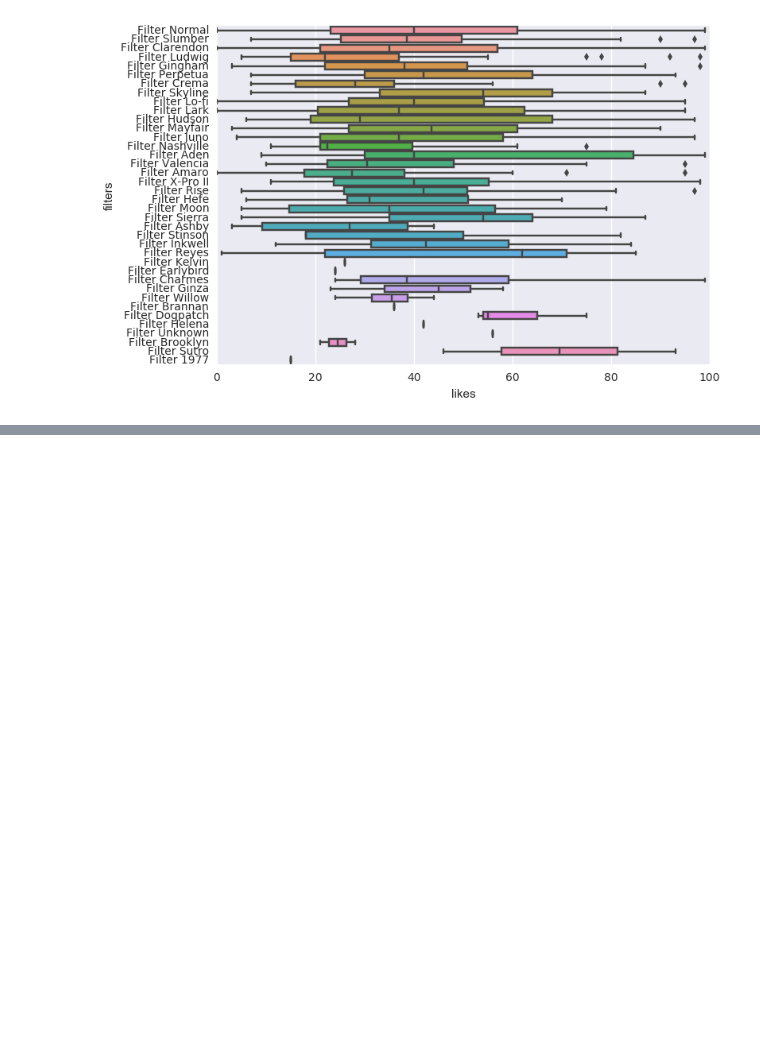
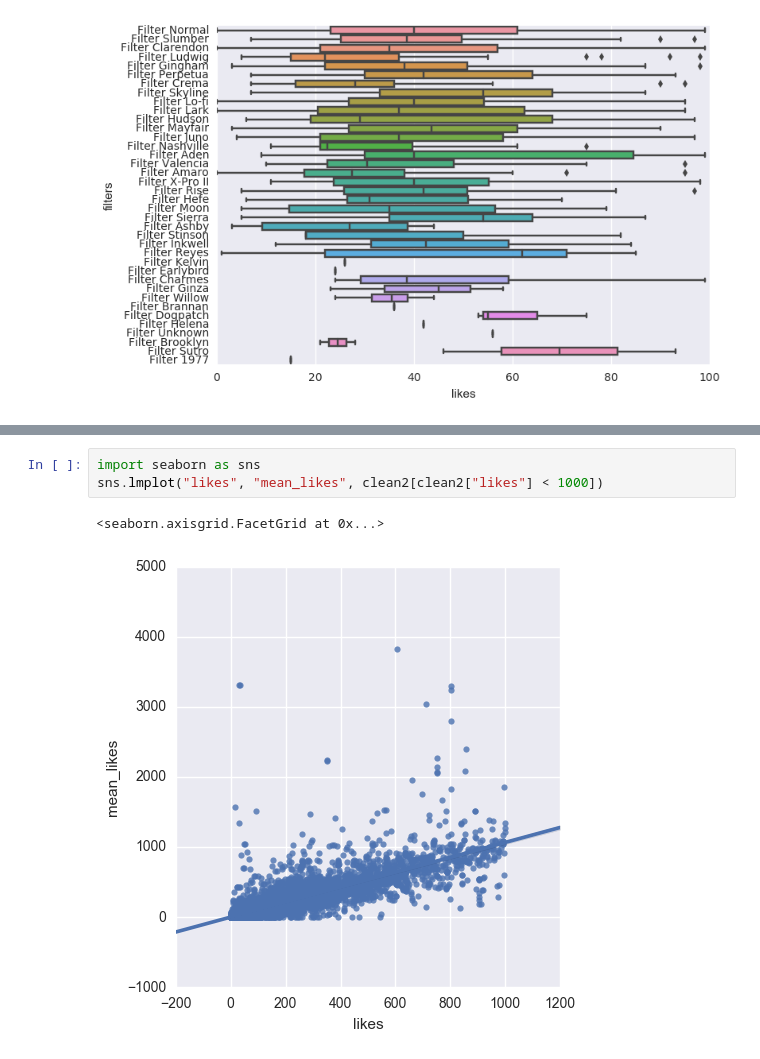
Before and after one commit to thunter009/Instapredict, a Jupyter notebook: EDA.ipynb, the cells around one changed output, grey strips where cells are left out. Saved outputs shown, nothing was run; the diff lists cells and outputs as text; blank space fills up the shorter version.

```diff
--- a/EDA.ipynb
+++ b/EDA.ipynb
@@ -195,0 +221,6 @@ g.map_offdiag(plt.scatter)
+# %%
+import seaborn as sns
+sns.lmplot("likes", "mean_likes", clean2[clean2["likes"] < 1000])
+# %% [output]
+<seaborn.axisgrid.FacetGrid at 0x...>
+[figure, added]
```
Also changed, not shown: parts of 9 cells of this notebook.
